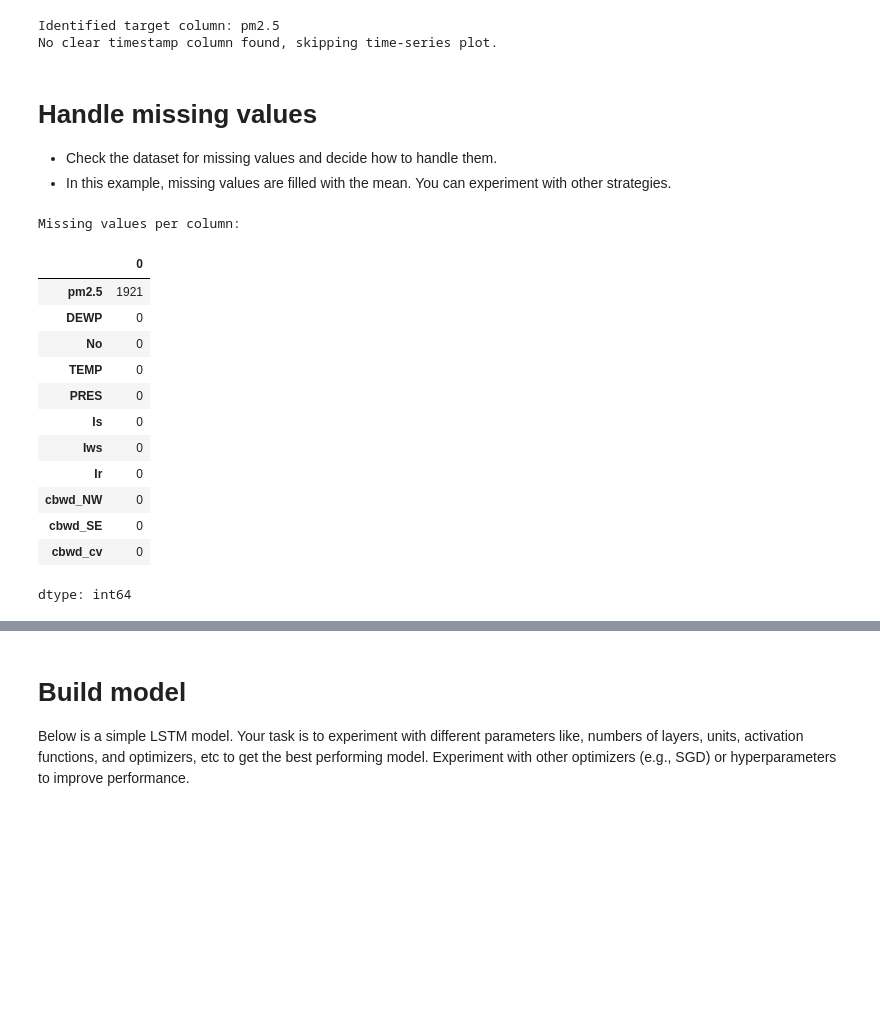
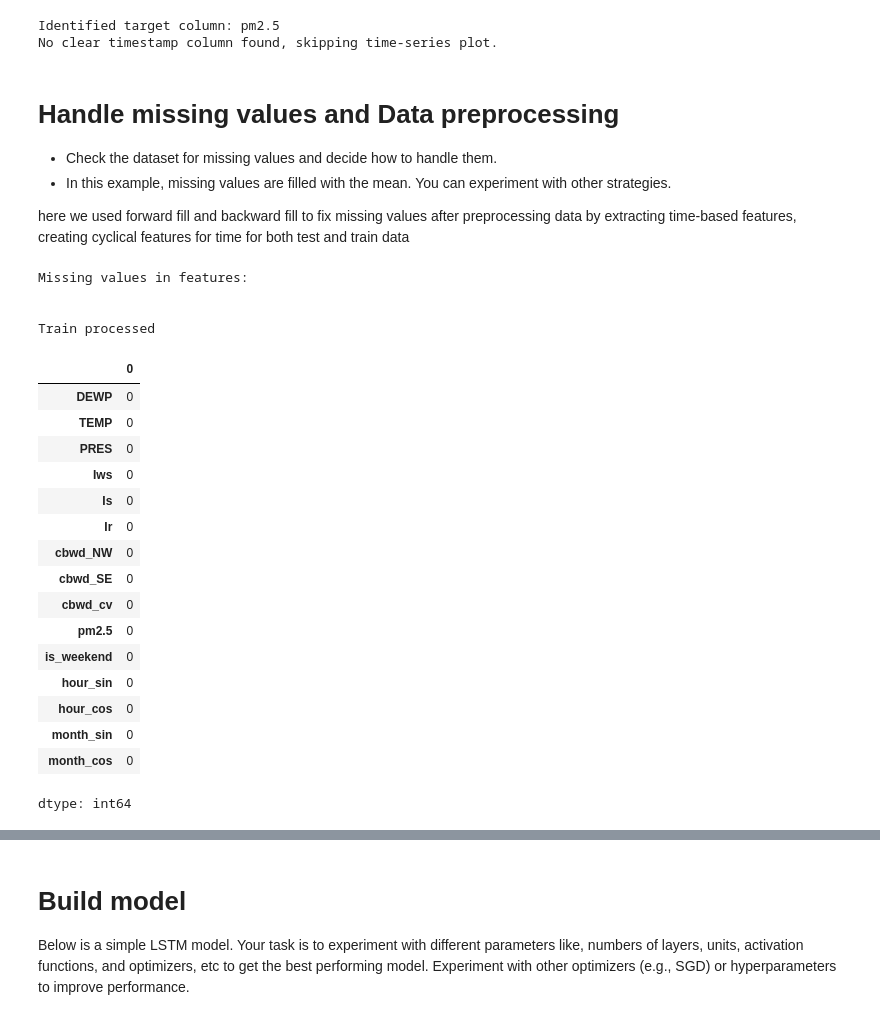
Before and after one commit to NiyonshutiDavid/Kaggle_competition_ML-air_quality_forcasting, a Jupyter notebook: air_quality_forecasting_starter_code.ipynb, the cells around one changed output, grey strips where cells are left out. Cells and saved outputs as stored; diff of their text form; code cells hidden in the pictures; blank space fills up the shorter version.

```diff
--- a/air_quality_forecasting_starter_code.ipynb
+++ b/air_quality_forecasting_starter_code.ipynb
@@ -174,26 +176,75 @@ else:
 Identified target column: pm2.5
 No clear timestamp column found, skipping time-series plot.
 # %% [markdown]
-# Handle missing values
+# Handle missing values and Data preprocessing
 
 
 - Check the dataset for missing values and decide how to handle them.
 - In this example, missing values are filled with the mean. You can experiment with other strategies.
+
+here we used forward fill and backward fill to fix missing values after preprocessing data by extracting time-based features, creating cyclical features for time for both test and train data
+# %%
+# Data preprocessing function
+def preprocess_data(df, target_col='pm2.5', is_train=True):
+    df = df.copy()
+
+    # Drop the 'No' column as it's just an index
+    if 'No' in df.columns:
+        df.drop('No', axis=1, inplace=True)
+
+    # For training data, handle missing values in target
+    if is_train and target_col in df.columns:
+        # Forward fill then backward fill for pm2.5
+        df[target_col] = df[target_col].fillna(method='ffill').fillna(method='bfill')
+
+    # Extract time-based features
+    df['hour'] = df.index.hour
+    df['day'] = df.index.day
+    df['month'] = df.index.month
+    df['dayofweek'] = df.index.dayofweek
+    df['is_weekend'] = df['dayofweek'].isin([5, 6]).astype(int)
+
+    # Create cyclical features for time
+    df['hour_sin'] = np.sin(2 * np.pi * df['hour'] / 24)
+    df['hour_cos'] = np.cos(2 * np.pi * df['hour'] / 24)
+    df['month_sin'] = np.sin(2 * np.pi * df['month'] / 12)
+    df['month_cos'] = np.cos(2 * np.pi * df['month'] / 12)
+
+    # Drop original time columns
+    df.drop(['hour', 'day', 'month', 'dayofweek'], axis=1, inplace=True)
+
+    return df
+# %%
+# Preprocess train and test data
+train_processed = preprocess_data(train, is_train=True)
+test_processed = preprocess_data(test, is_train=False)
+# %%
+# Handle missing values in features (forward fill)
+train_processed = train_processed.fillna(method='ffill').fillna(method='bfill')
+test_processed = test_processed.fillna(method='ffill').fillna(method='bfill')
 # %%
-print('\nMissing values per column:')
-display(train.isna().sum().sort_values(ascending=False).head(20))
+print('\nMissing values in features:')
+print(" \n\nTrain processed")
+train_processed.isna().sum().sort_values(ascending=False).head(20)
 # %% [output]
-Missing values per column:
+Missing values in features:
+
+
+Train processed
 |  | 0 |
-| pm2.5 | 1921 |
 | DEWP | 0 |
-| No | 0 |
 | TEMP | 0 |
 | PRES | 0 |
+| Iws | 0 |
 | Is | 0 |
-| Iws | 0 |
 | Ir | 0 |
 | cbwd_NW | 0 |
 | cbwd_SE | 0 |
 | cbwd_cv | 0 |
+| pm2.5 | 0 |
+| is_weekend | 0 |
+| hour_sin | 0 |
+| hour_cos | 0 |
+| month_sin | 0 |
+| month_cos | 0 |
 dtype: int64
```
Also changed, not shown: parts of 29 cells of this notebook.
